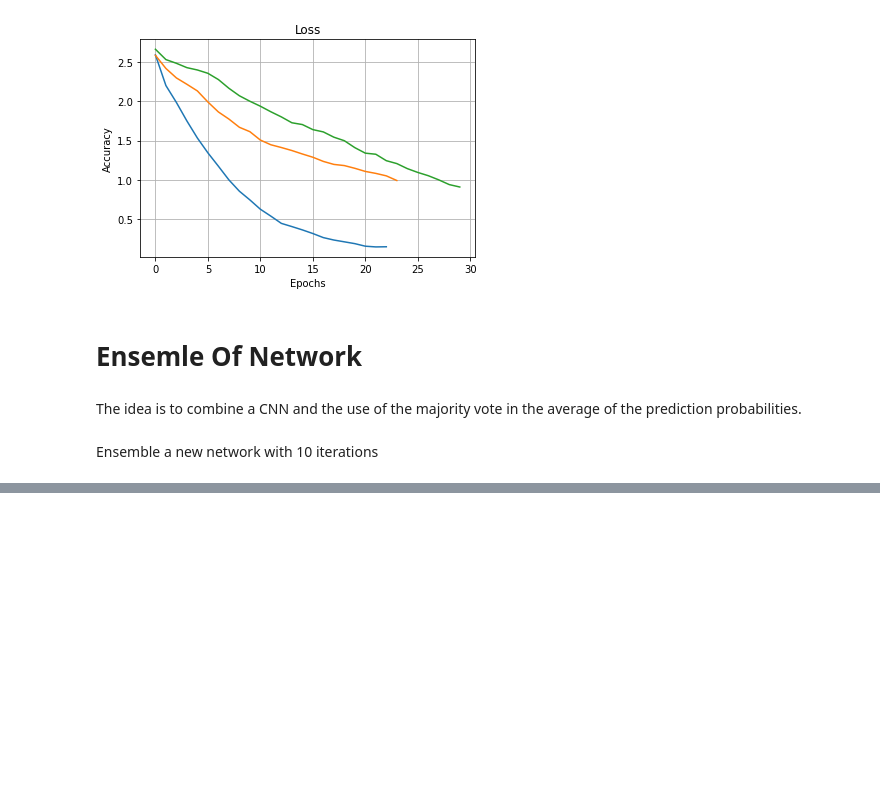
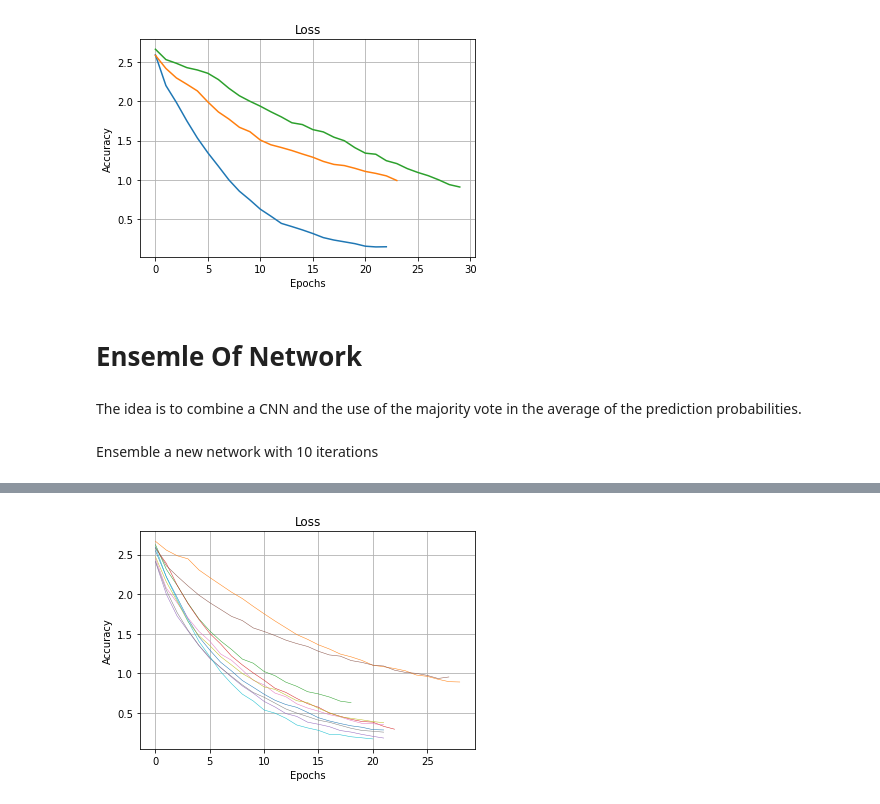
Before and after one commit to Gideon996/Computer-Vision-2020, a Jupyter notebook: Point_Two.ipynb, the cells around one changed output, grey strips where cells are left out. Saved outputs shown, nothing was run; the diff lists cells and outputs as text; code cells hidden in the pictures; blank space fills up the shorter version.

```diff
--- a/Point_Two.ipynb
+++ b/Point_Two.ipynb
@@ -398,0 +427,9 @@ Now we calculate the
+# %%
+plt.title("Loss")
+plt.xlabel("Epochs")
+plt.ylabel("Accuracy")
+for p in loss:
+    plt.plot(p,linewidth=0.5)
+plt.grid()
+# %% [output]
+[figure, added]
```
Also changed, not shown: parts of 5 cells of this notebook.
